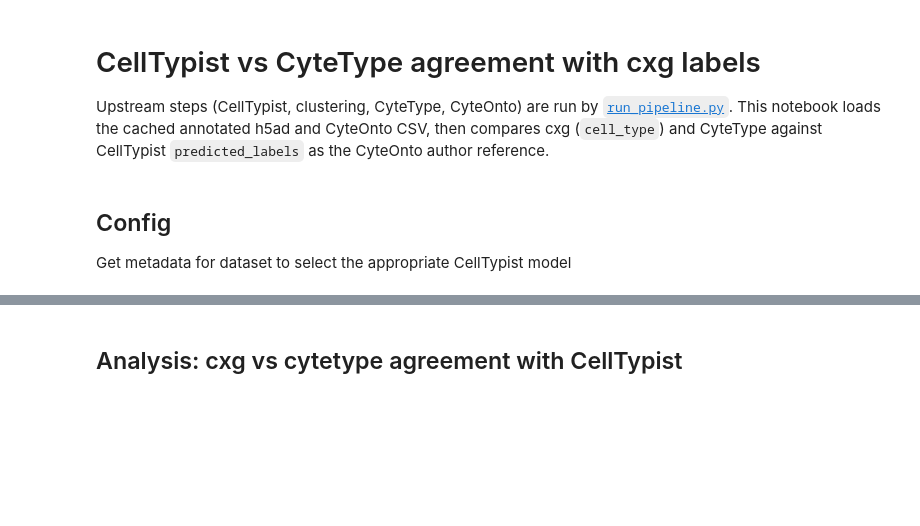
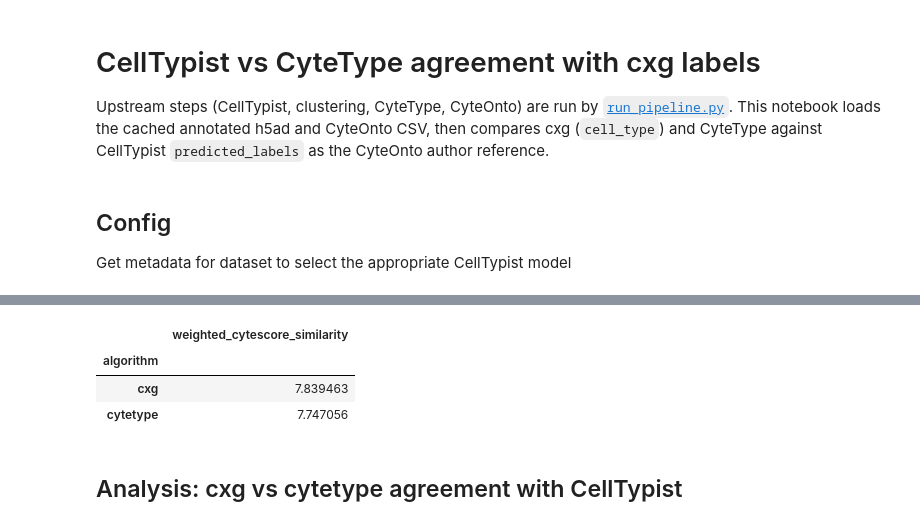
Before and after one commit to otodreas/scBaseCount_Pipeline, a Jupyter notebook: writeups/celltypist_vs_cxg/agreement_inspection.ipynb, the cells around one changed output, grey strips where cells are left out. Cells and saved outputs as stored; diff of their text form; code cells hidden in the pictures; blank space fills up the shorter version.

```diff
--- a/writeups/celltypist_vs_cxg/agreement_inspection.ipynb
+++ b/writeups/celltypist_vs_cxg/agreement_inspection.ipynb
@@ -60,3 +113,16 @@ cyteonto_df.head()
+# %%
+cyteonto_df["weighted_cytescore_similarity"] = cyteonto_df["cytescore_similarity"] * cyteonto_df["count"]
+(
+    cyteonto_df
+    .groupby(["algorithm"])
+    [["weighted_cytescore_similarity"]]
+    .mean()
+)
+# %% [output]
+|  | weighted_cytescore_similarity |
+| algorithm |  |
+| cxg | 7.839463 |
+| cytetype | 7.747056 |
 # %% [markdown]
 ## Analysis: cxg vs cytetype agreement with CellTypist
 # %%
```
Also changed, not shown: parts of 9 cells of this notebook, 4 other files.
